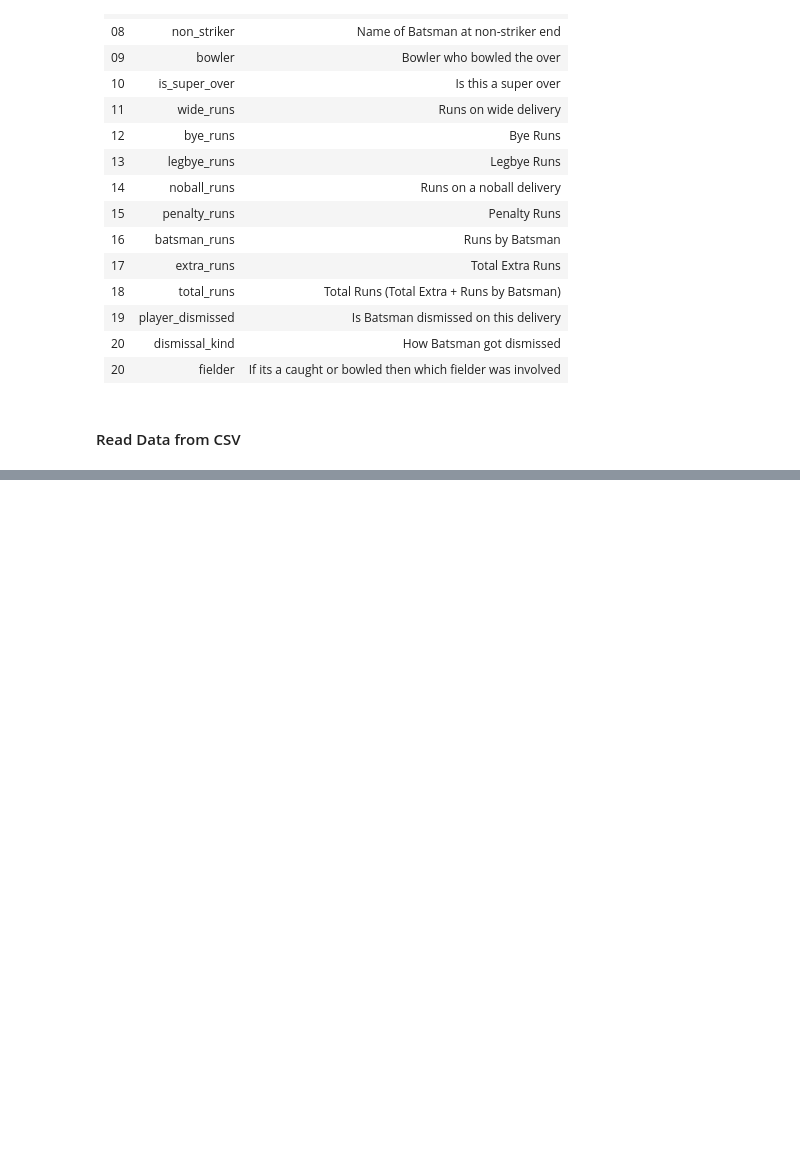
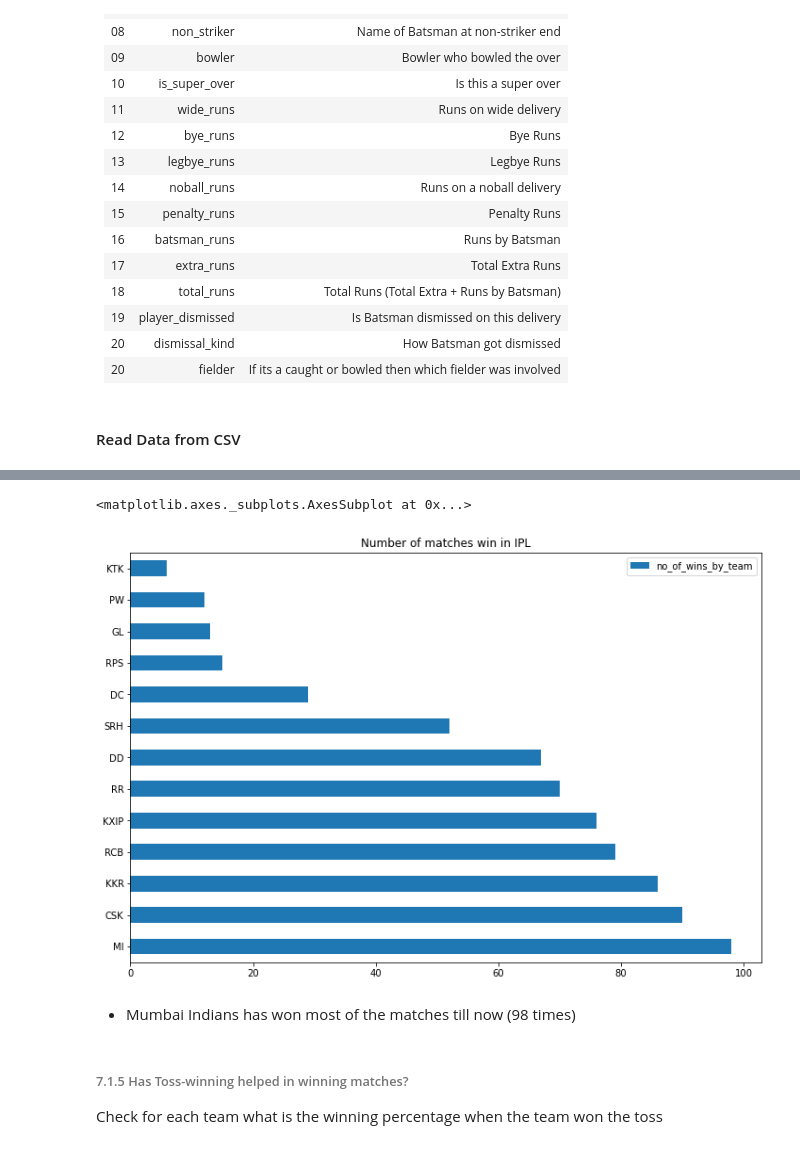
Before and after one commit to ravijagtap/datascience, a Jupyter notebook: IPL_DATA_ANALYSIS/Analysis on IPL Data.ipynb, the cells around one changed output, grey strips where cells are left out. Drawn from its saved outputs; the diff is of its cells as text; code cells hidden in the pictures; blank space fills up the shorter version.

```diff
--- a/IPL_DATA_ANALYSIS/Analysis on IPL Data.ipynb
+++ b/IPL_DATA_ANALYSIS/Analysis on IPL Data.ipynb
@@ -309,0 +600,4 @@ dd
+# %%
+no_of_wins_by_team = matches['winner'].sort_values().value_counts().to_frame()
+no_of_wins_by_team.rename(columns={'winner': 'no_of_wins_by_team'}, inplace=True)
+no_of_wins_by_team
@@ -309,0 +619,10 @@ dd
+# %%
+no_of_wins_by_team.plot(kind="barh", title="Number of matches win in IPL", figsize=(12,8))
+# %% [output]
+<matplotlib.axes._subplots.AxesSubplot at 0x...>
+[figure, added]
+# %% [markdown]
+- Mumbai Indians has won most of the matches till now (98 times)
+# %% [markdown]
+######  7.1.5 Has Toss-winning helped in winning matches?
+Check for each team what is the winning percentage when the team won the toss
```
Also changed, not shown: parts of 76 cells of this notebook.
